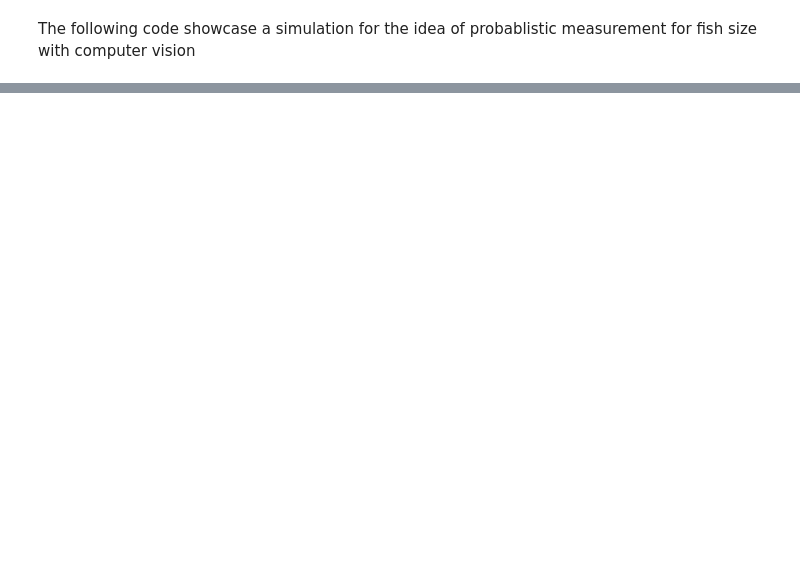
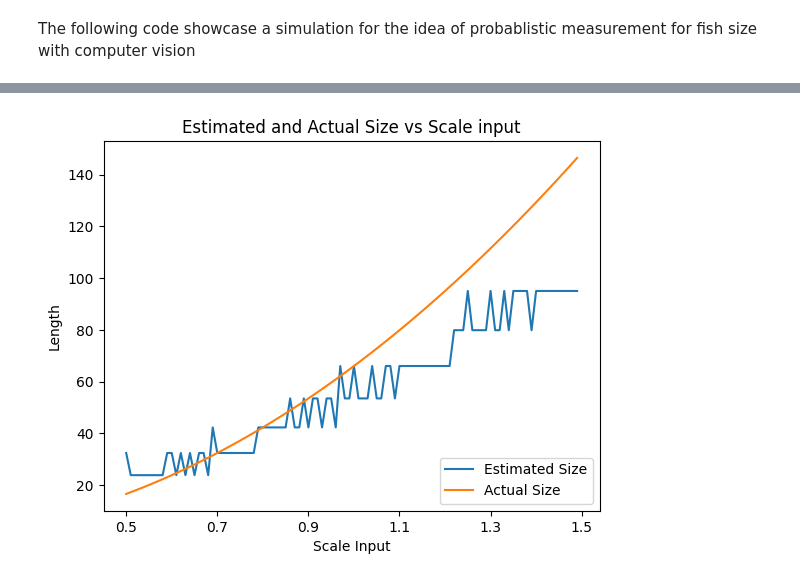
Before and after one commit to HonAnson/fish_cv_algorithm, a Jupyter notebook: analysis.ipynb, the cells around one changed output, grey strips where cells are left out. Cells and saved outputs as stored; diff of their text form; code cells hidden in the pictures; blank space fills up the shorter version.

```diff
--- a/analysis.ipynb
+++ b/analysis.ipynb
@@ -429,0 +254,24 @@ print(np.average(areas))
+# %%
+# We need to draw the canvas, otherwise the labels won't be positioned and
+# won't have values yet.
+fig, ax = plt.subplots()
+fig.canvas.draw()
+
+labels = [item.get_text() for item in ax.get_xticklabels()]
+labels[1] = 0.5
+labels[2] = 0.7
+labels[3] = 0.9
+labels[4] = 1.1
+labels[5] = 1.3
+labels += [1.5]
+ax.set_xticklabels(labels)
+
+plt.plot(b, label='Estimated Size')
+plt.plot(d, label='Actual Size')
+plt.xlabel('Scale Input')
+plt.ylabel('Length')
+plt.title('Estimated and Actual Size vs Scale input')
+plt.legend(loc='lower right')
+plt.show()
+# %% [output]
+[figure, added]
```
Also changed, not shown: parts of 26 cells of this notebook, 13 other files.
